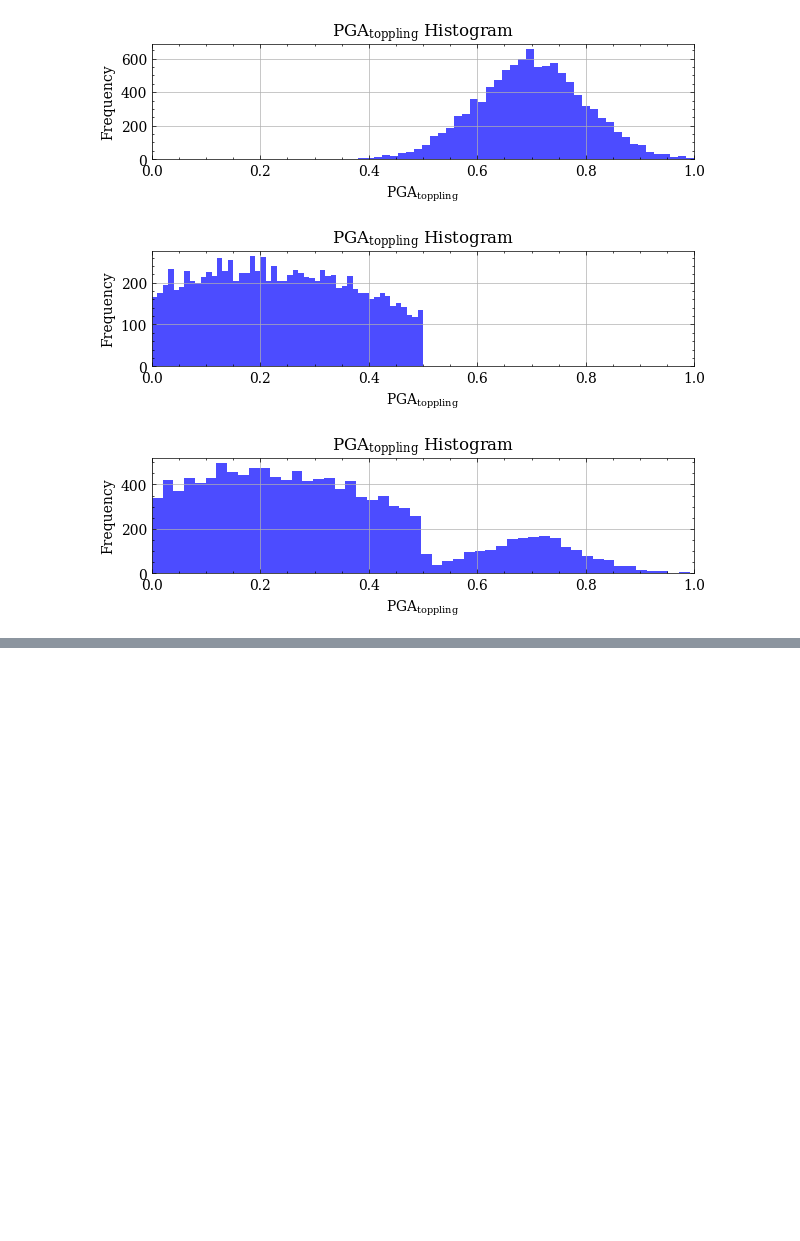
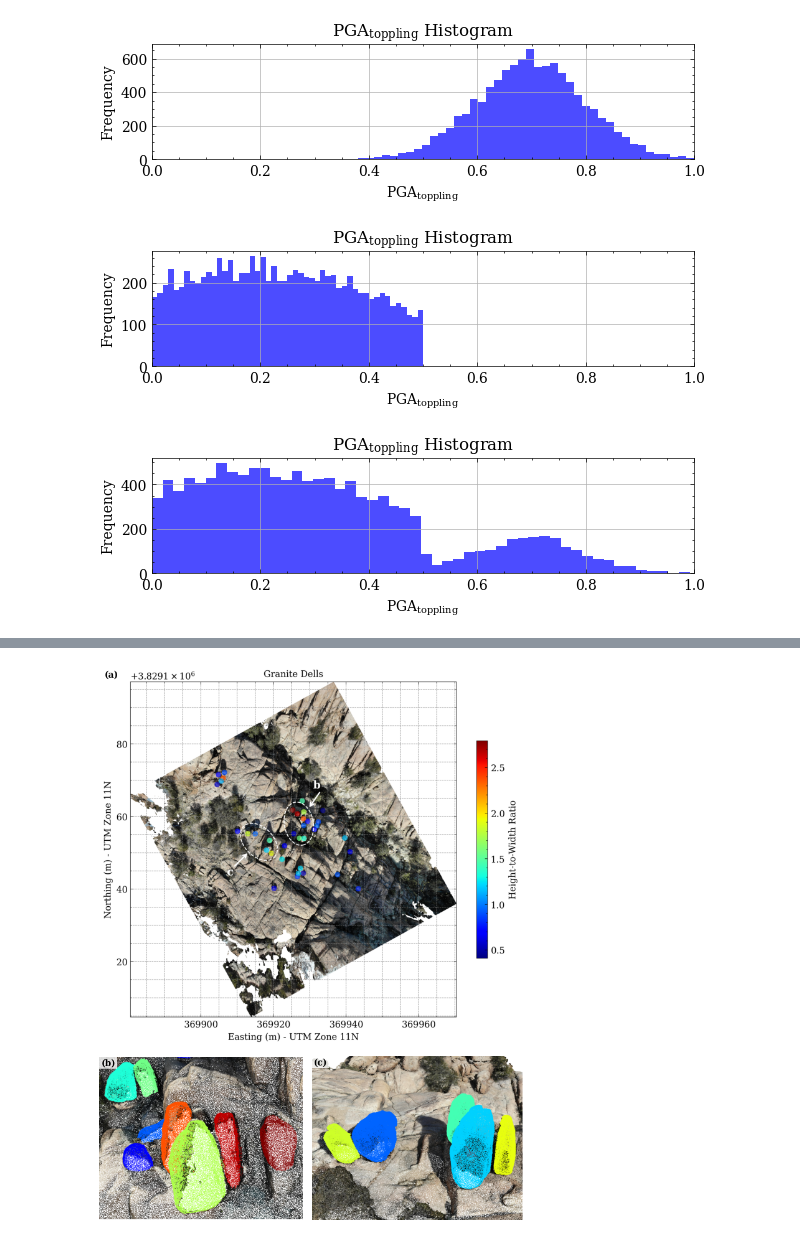
Before and after one commit to ZhiangChen/PBR_statistics, a Jupyter notebook: pbr_analysis.ipynb, the cells around one changed output, grey strips where cells are left out. Drawn from its saved outputs; the diff is of its cells as text; code cells hidden in the pictures; blank space fills up the shorter version.

```diff
--- a/pbr_analysis.ipynb
+++ b/pbr_analysis.ipynb
@@ -654,0 +1018,61 @@ plt.show()
+# %%
+import cv2
+import matplotlib.pyplot as plt
+from matplotlib.gridspec import GridSpec
+
+# Load and convert BGR to RGB
+img1 = cv2.cvtColor(cv2.imread("data/gd_hwr_map.png"), cv2.COLOR_BGR2RGB)
+img2 = cv2.cvtColor(cv2.imread("data/inset0.png"), cv2.COLOR_BGR2RGB)
+img3 = cv2.cvtColor(cv2.imread("data/inset1.png"), cv2.COLOR_BGR2RGB)
+
+# Get image dimensions
+h1, w1 = img1.shape[:2]
+h2, w2 = img2.shape[:2]
+h3, w3 = img3.shape[:2]
+
+# Set figure width
+fig_width = 7.09
+
+# Calculate scaling factors and resulting heights
+scale1 = fig_width / w1
+scale2 = fig_width / (w2 + w3)
+
+row1_height = h1 * scale1
+row2_height = max(h2, h3) * scale2
+
+# Total height in inches
+fig_height = row1_height + row2_height
+
+# Create figure and GridSpec
+fig = plt.figure(figsize=(fig_width, fig_height))
+gs = GridSpec(2, 2, height_ratios=[row1_height, row2_height],
+              width_ratios=[0.60, 0.62])  # or adjust as you see fit
+
+# Top row: img1 spans both columns
+ax1 = fig.add_subplot(gs[0, :])
+ax1.imshow(img1)
+ax1.axis("off")
+ax1.text(0.01, 0.99, "(a)", transform=ax1.transAxes,
+         fontsize=10, fontweight='bold', va='top', ha='left',
+         bbox=dict(facecolor='white', edgecolor='none', pad=2, alpha=0.8))
+
+# Bottom row: img2 and img3
+ax2 = fig.add_subplot(gs[1, 0])
+ax2.imshow(img2)
+ax2.axis("off")
+ax2.text(0.01, 0.99, "(b)", transform=ax2.transAxes,
+         fontsize=10, fontweight='bold', va='top', ha='left',
+         bbox=dict(facecolor='white', edgecolor='none', pad=2, alpha=0.8))
+
+ax3 = fig.add_subplot(gs[1, 1])
+ax3.imshow(img3)
+ax3.axis("off")
+ax3.text(0.01, 0.99, "(c)", transform=ax3.transAxes,
+         fontsize=10, fontweight='bold', va='top', ha='left',
+         bbox=dict(facecolor='white', edgecolor='none', pad=2, alpha=0.8))
+
+plt.tight_layout()
+plt.savefig("data/gd_hwr_map_composite_figure.png", dpi=300)
+plt.show()
+# %% [output]
+[figure, added]
```
Also changed, not shown: parts of 29 cells of this notebook, 9 other files.
